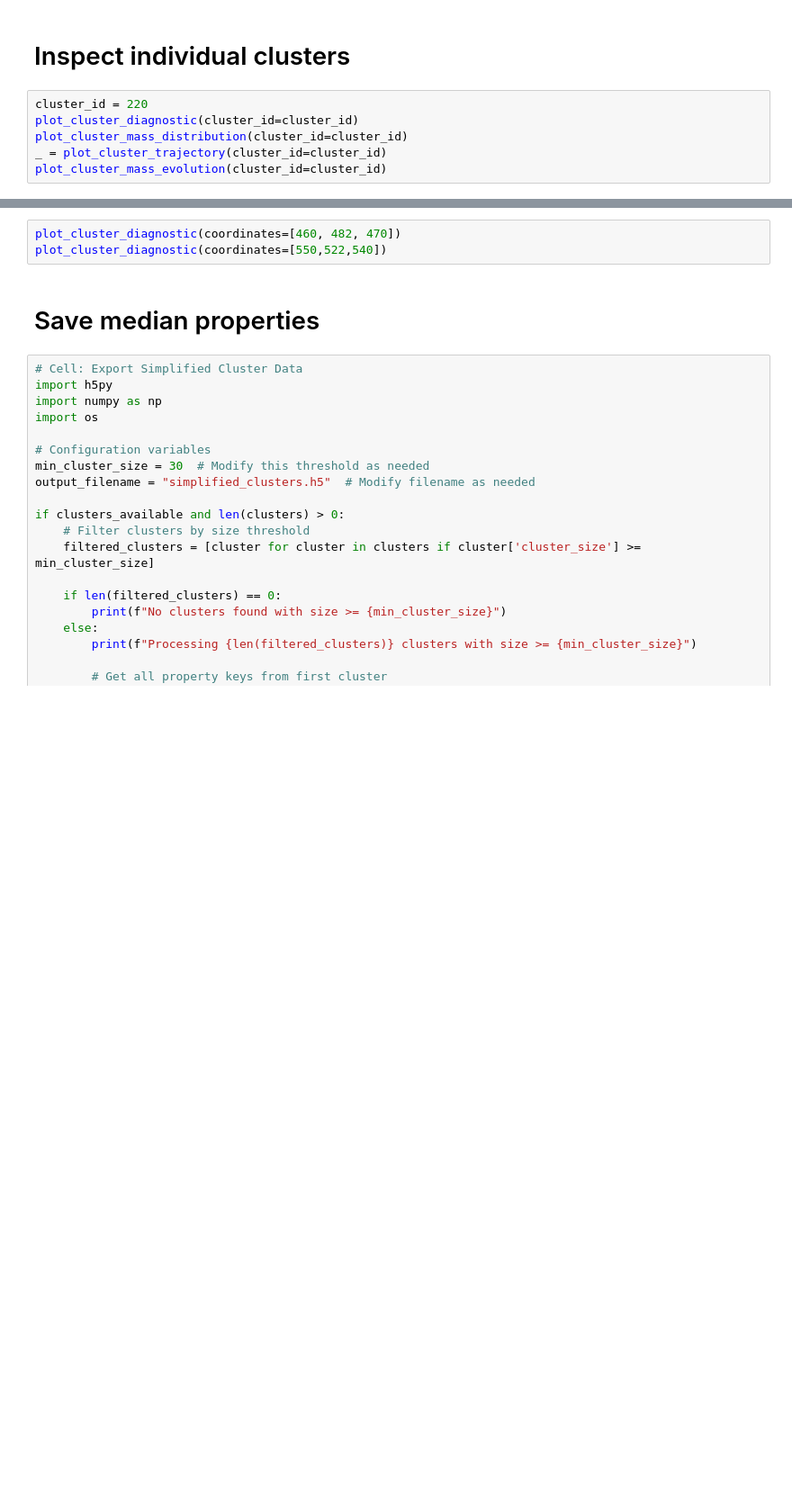
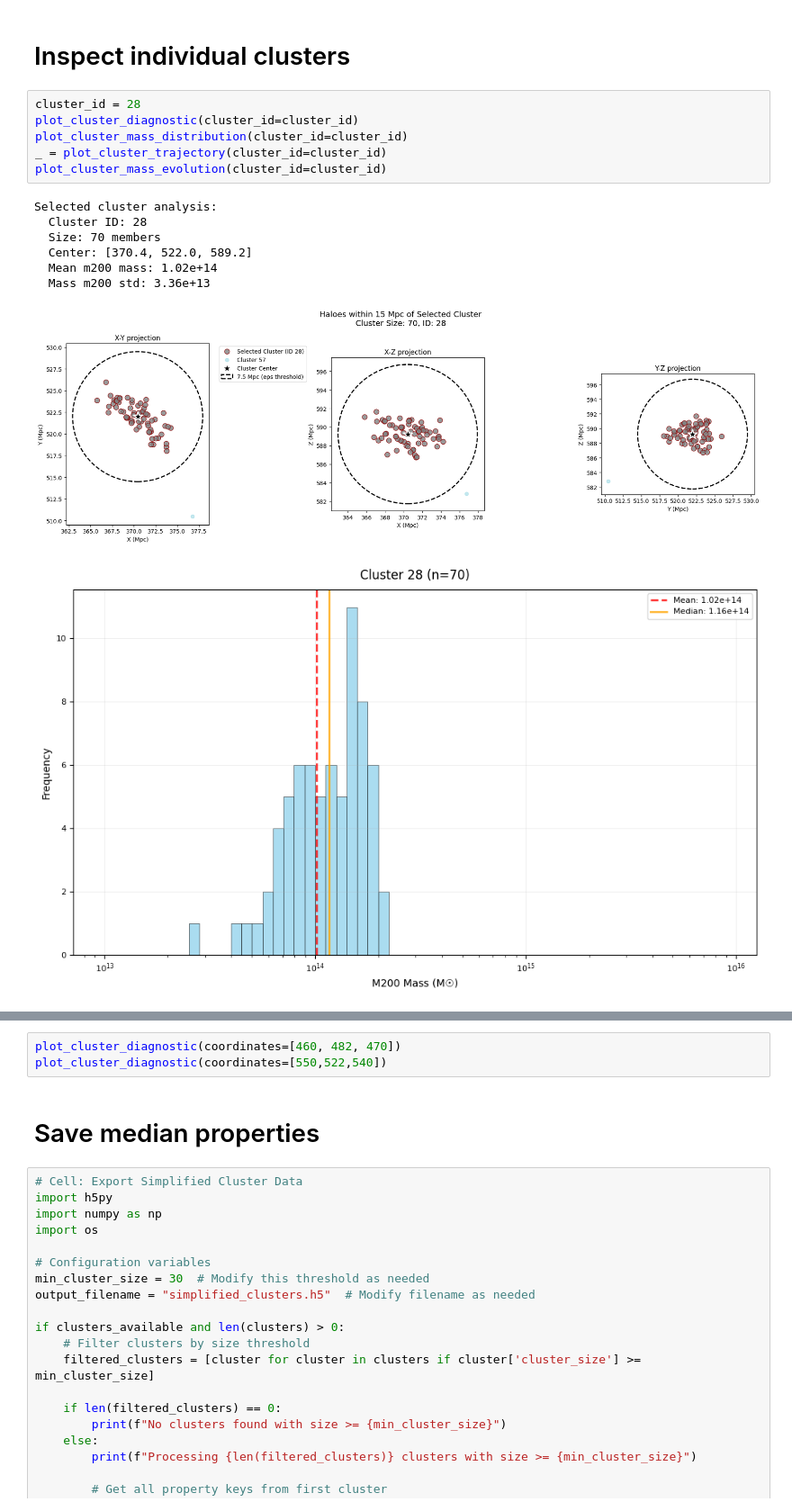
Before and after one commit to stuartmcalpine/manticore_posterior_clusters, a Jupyter notebook: plot_posterior_clusters.ipynb, the cells around one changed output, grey strips where cells are left out. Shown at 90% size. Saved outputs shown, nothing was run; the diff lists cells and outputs as text; blank space fills up the shorter version.

```diff
--- a/plot_posterior_clusters.ipynb
+++ b/plot_posterior_clusters.ipynb
@@ -1678,8 +1296,17 @@ if clusters_available and len(clusters) > 0:
 # %% [markdown]
 # Inspect individual clusters
 # %%
-cluster_id = 220
+cluster_id = 28
 plot_cluster_diagnostic(cluster_id=cluster_id)
 plot_cluster_mass_distribution(cluster_id=cluster_id)
 _ = plot_cluster_trajectory(cluster_id=cluster_id)
 plot_cluster_mass_evolution(cluster_id=cluster_id)
+# %% [output]
+Selected cluster analysis:
+  Cluster ID: 28
+  Size: 70 members
+  Center: [370.4, 522.0, 589.2]
+  Mean m200 mass: 1.02e+14
+  Mass m200 std: 3.36e+13
+[figure, added]
+[figure, added]
```
Also changed, not shown: parts of 16 cells of this notebook, 7 other files.
